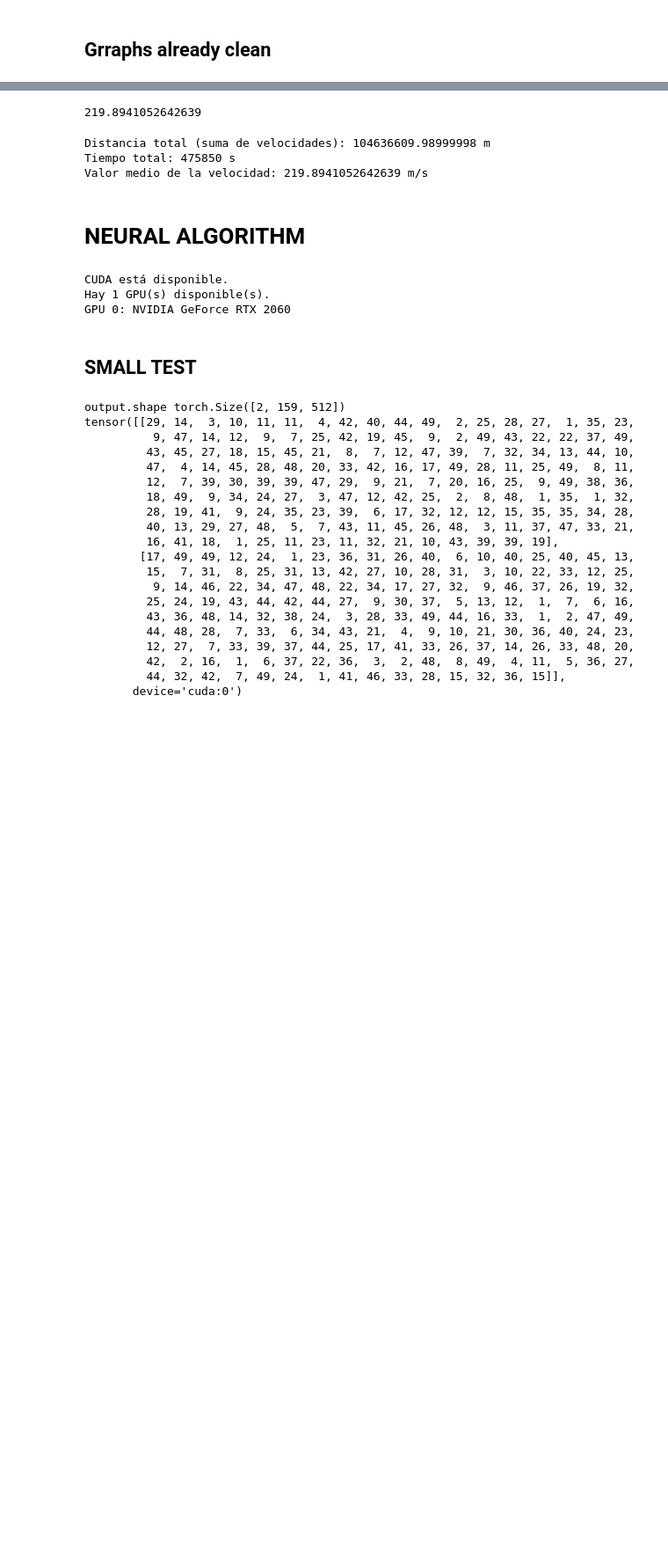
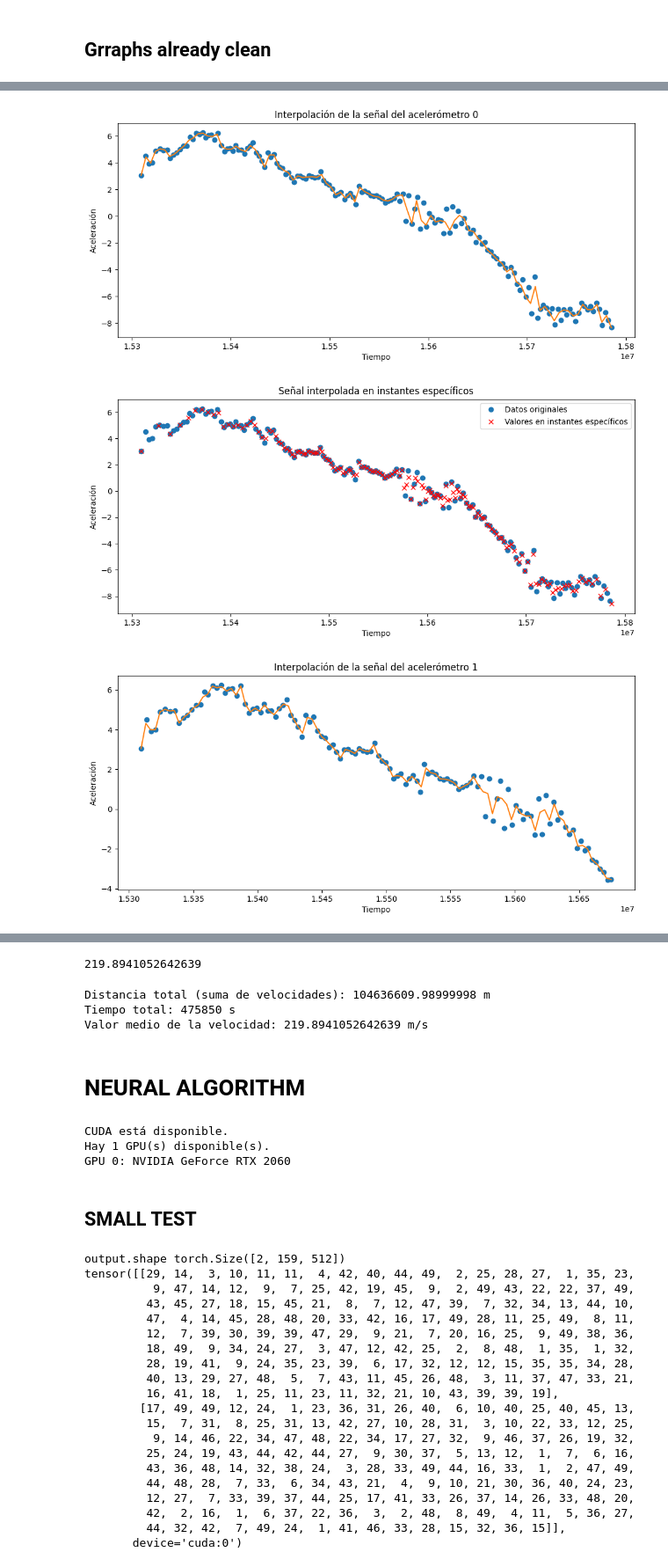
Before and after one commit to Daniesmor/neural_adr_encoder, a Jupyter notebook: time_based_measures.ipynb, the cells around one changed output, grey strips where cells are left out. Shown at 88% size. Cells and saved outputs as stored; diff of their text form; code cells hidden in the pictures; blank space fills up the shorter version.

```diff
--- a/time_based_measures.ipynb
+++ b/time_based_measures.ipynb
@@ -382,0 +335,45 @@ print(total_time)
+# %%
+
+def interpolate_acelerometer(df, idx):
+    # Convierte los datos de tiempo y aceleración a arreglos de numpy
+    acelerometer_times = df['acelerometer_times'].to_numpy()
+    acelerometer_accel = df['acelerometer_accel'].to_numpy()
+
+    # Interpolación lineal
+    interpolacion_lineal = interp1d(acelerometer_times, acelerometer_accel, kind='linear',fill_value="extrapolate")
+
+    # Define un nuevo conjunto de puntos dentro del rango de tiempos para la interpolación
+    x_nuevo = np.linspace(np.min(acelerometer_times), np.max(acelerometer_times), 100)
+
+    # Calcula los valores interpolados
+    y_lineal = interpolacion_lineal(x_nuevo)
+
+    # Visualización de los datos originales y los interpolados
+    plt.figure(figsize=(12, 5))
+    plt.plot(acelerometer_times, acelerometer_accel, 'o', label='Datos originales')
+    plt.plot(x_nuevo, y_lineal, '-', label='Interpolación lineal')
+    plt.xlabel('Tiempo')
+    plt.ylabel('Aceleración')
+    plt.title(f'Interpolación de la señal del acelerómetro {idx}')
+    plt.show()
+
+    valores_interpolados = interpolacion_lineal(df['encoder_times'])
+    df['filtered'] = pd.Series(valores_interpolados)
+
+
+    plt.figure(figsize=(12, 5))
+    plt.plot(acelerometer_times, acelerometer_accel, 'o', label='Datos originales')
+    plt.plot(df['encoder_times'], df['filtered'], 'rx', label='Valores en instantes específicos')
+    plt.xlabel('Tiempo')
+    plt.ylabel('Aceleración')
+    plt.title('Señal interpolada en instantes específicos')
+    plt.legend()
+    plt.show()
+
+
+for idx, df in enumerate(extended_df):
+    interpolate_acelerometer(df, idx)
+# %% [output]
+[figure, added]
+[figure, added]
+[figure, added]
```
Also changed, not shown: parts of 14 cells of this notebook, 2 other files.
